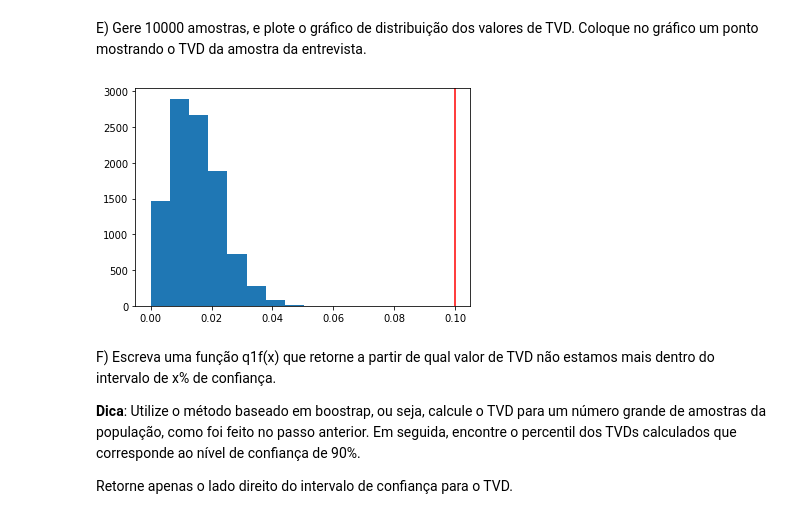
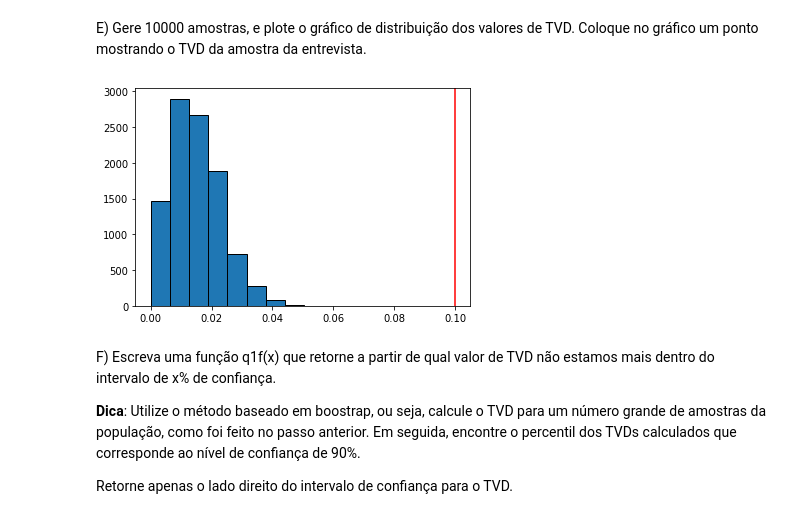
Before and after one commit to abnermneves/icd, a Jupyter notebook: lista4/Lista04.ipynb, the cells around one changed output. Drawn from its saved outputs; the diff is of its cells as text; code cells hidden in the pictures.

```diff
--- a/lista4/Lista04.ipynb
+++ b/lista4/Lista04.ipynb
@@ -135,20 +135,20 @@ E) Gere 10000 amostras, e plote o gráfico de distribuição dos valores de TVD.
 # %%
 # YOUR CODE HERE
 def bootstrap_tvds(qntdAmostras, tamAmostra):
     tvds = np.zeros(qntdAmostras)
     p = np.array([0.16, 0.64, 0.2])
     for i in range(qntdAmostras):
         q = np.array(gera_amostra(tamAmostra))
         tvds[i] = tvd(p, q)
     return tvds
 
 tvds = bootstrap_tvds(10000, 1000)
-plt.hist(tvds)
+plt.hist(tvds, edgecolor='black')
 plt.axvline(q1c(), color='red')
 plt.show()
 #raise NotImplementedError()
 # %% [output]
-[figure, old version]
+[figure, new version]
 # %% [markdown]
 F) Escreva uma função q1f(x) que retorne a partir de qual valor de TVD não estamos mais dentro do intervalo de x% de confiança.
 
```
Also changed, not shown: parts of 7 cells of this notebook, 2 other files.
